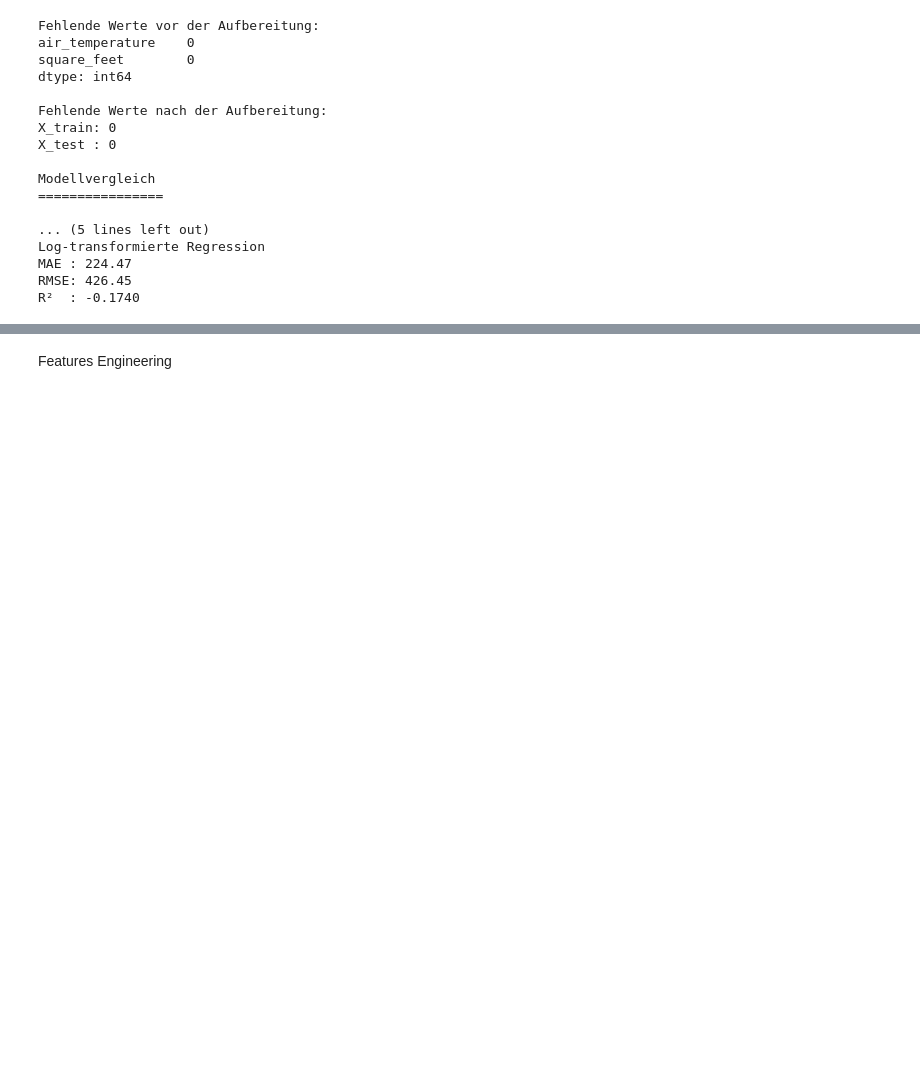
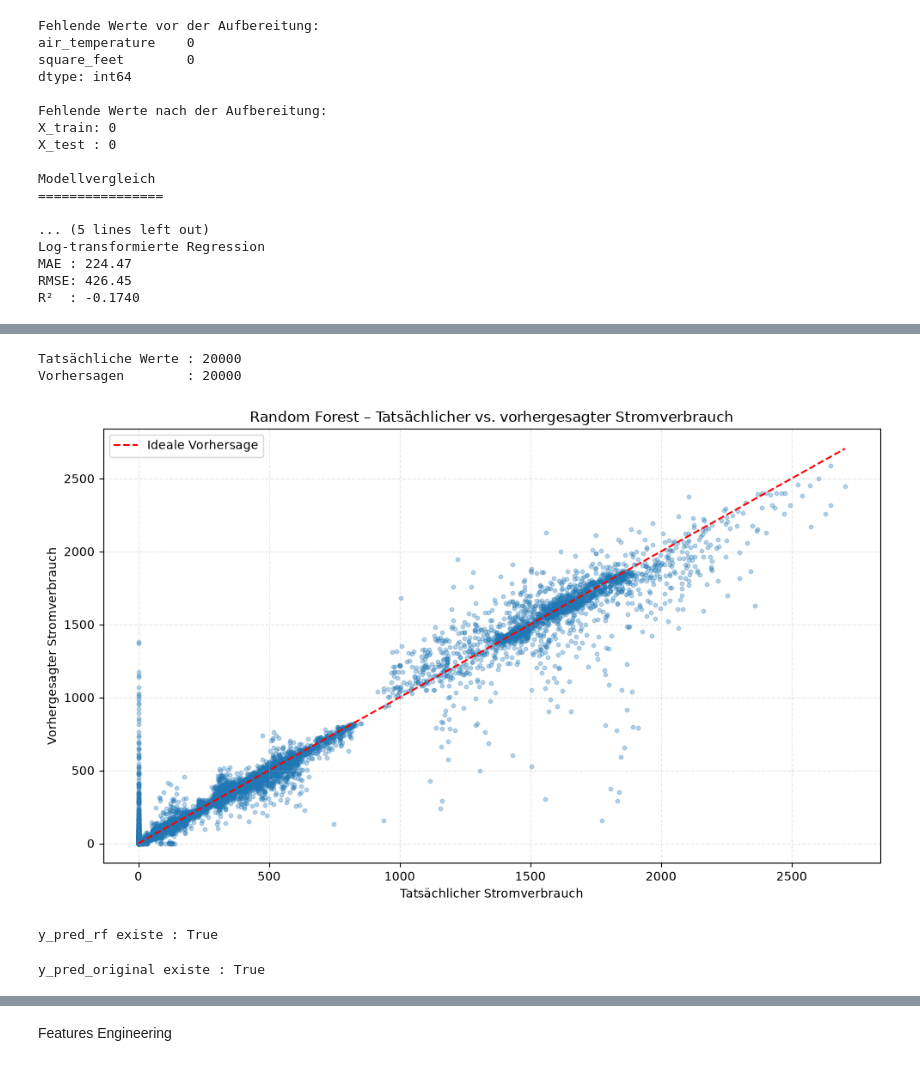
Before and after one commit to Dian026/ASHRAE-Energy-Analysis, a Jupyter notebook: 04_Machine_Learning/ml_model.ipynb, the cells around one changed output, grey strips where cells are left out. Drawn from its saved outputs; the diff is of its cells as text; code cells hidden in the pictures; blank space fills up the shorter version.

```diff
--- a/04_Machine_Learning/ml_model.ipynb
+++ b/04_Machine_Learning/ml_model.ipynb
@@ -896,0 +725,68 @@ plt.show()
+# %%
+# =================================================================
+# Phase 40 – Visualisierung: Random Forest
+# Zweck: Tatsächliche vs. vorhergesagte Werte
+# =================================================================
+
+import matplotlib.pyplot as plt
+
+# Vérification des dimensions
+print("Tatsächliche Werte :", len(y_test_rf))
+print("Vorhersagen        :", len(y_pred_rf))
+
+plt.figure(figsize=(10, 6))
+
+plt.scatter(
+    y_test_rf,
+    y_pred_rf,
+    alpha=0.3,
+    s=10
+)
+
+# Ideale Vorhersage
+min_value = min(
+    y_test_rf.min(),
+    y_pred_rf.min()
+)
+
+max_value = max(
+    y_test_rf.max(),
+    y_pred_rf.max()
+)
+
+plt.plot(
+    [min_value, max_value],
+    [min_value, max_value],
+    color="red",
+    linestyle="--",
+    linewidth=1.5,
+    label="Ideale Vorhersage"
+)
+
+plt.xlabel("Tatsächlicher Stromverbrauch")
+plt.ylabel("Vorhergesagter Stromverbrauch")
+
+plt.title(
+    "Random Forest – Tatsächlicher vs. vorhergesagter Stromverbrauch"
+)
+
+plt.legend()
+plt.grid(
+    linestyle="--",
+    alpha=0.3
+)
+
+plt.tight_layout()
+plt.show()
+# %% [output]
+Tatsächliche Werte : 20000
+Vorhersagen        : 20000
+[figure, added]
+# %%
+print("y_pred_rf existe :", "y_pred_rf" in globals())
+# %% [output]
+y_pred_rf existe : True
+# %%
+print("y_pred_original existe :", "y_pred_original" in globals())
+# %% [output]
+y_pred_original existe : True
```
Also changed, not shown: parts of 18 cells of this notebook, 4 other files.
